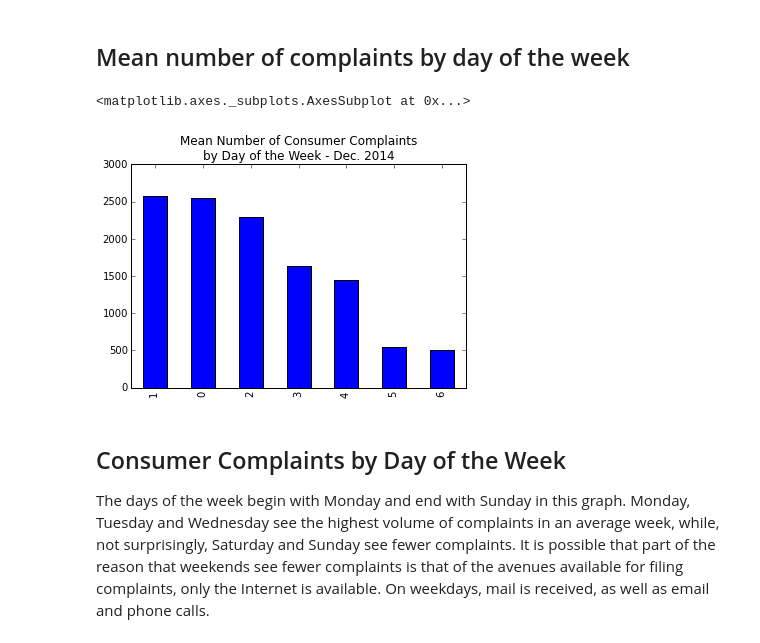
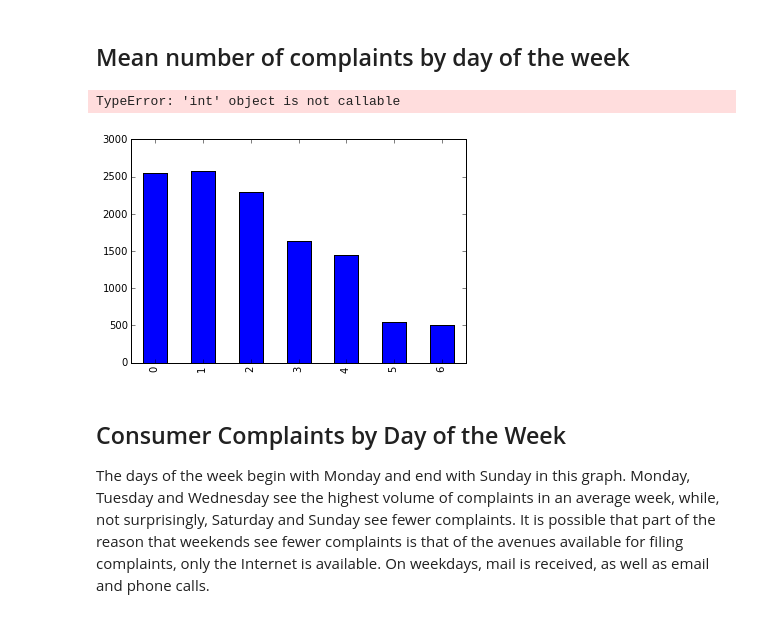
Before and after one commit to nckathleen/Consumer-Complaints, a Jupyter notebook: consumer_complaints.ipynb, the cells around one changed output. Saved outputs shown, nothing was run; the diff lists cells and outputs as text; code cells hidden in the pictures.

Commit message:
Attempted to get the mean portion of the problem.

```diff
--- a/consumer_complaints.ipynb
+++ b/consumer_complaints.ipynb
@@ -40,20 +54,29 @@ company_resp.head().plot(title='Types of Responses made by companies\nDec. 2014'
 The vast majority (approximately 8000) of customer complaints received in December of 2014 were resolved by closing the complaint file with an explanation.  A much smaller number, approximately 1000 complaints, were resolved with non-monetary relief.  Many complaints were about attempted collections of money not actually owed, so this is probably what happened in many of these cases. Note that some cases are still in prograss as of the date of data collection.
 # %% [markdown]
 ## Mean number of complaints by day of the week
-# %%
-date_complaints = complaints.copy()
-date_series = date_complaints.pop('Date received')
-
-date_series.index = pd.to_datetime(date_series, format='%m/%d/%Y')
-
-date_series.index = date_series.index.dayofweek
-date_series.index.value_counts()
-
-means = date_series.index.value_counts()
-means.plot(title='Mean Number of Consumer Complaints\nby Day of the Week - Dec. 2014', kind = 'bar')
-# %% [output]
-<matplotlib.axes._subplots.AxesSubplot at 0x...>
-[figure, removed]
+# %%
+date_complaints = complaints.copy()
+date_complaints = date_complaints.pop('Date received')
+
+date_complaints.index = pd.to_datetime(date_complaints, format='%m/%d/%Y')
+
+date_complaints['day_of_week'] = date_complaints.index.dayofweek
+date_complaints.replace({'day_of_week':
+                         {0: 'Monday',
+                          1: 'Tuesday',
+                          2: 'Wednesday',
+                          3: 'Thursday',
+                          4: 'Friday',
+                          5: 'Saturday',
+                          6: 'Sunday'}}) \
+                .day_of_week.value_counts(sort=False)
+
+date_complaints.day_of_week.value_counts(sort=False).plot(kind = 'bar')
+
+# date_complaints['day_of_week'] = date_complaints.index.to_series().map(lambda d: d.dayofweek())
+# %% [output]
+TypeError: 'int' object is not callable
+[figure, added]
 # %% [markdown]
 ## Consumer Complaints by Day of the Week
 The days of the week begin with Monday and end with Sunday in this graph.  Monday, Tuesday and Wednesday see the highest volume of complaints in an average week, while, not surprisingly, Saturday and Sunday see fewer complaints.  It is possible that part of the reason that weekends see fewer complaints is that of the avenues available for filing complaints, only the Internet is available.  On weekdays, mail is received, as well as email and phone calls.
```
Also changed, not shown: parts of 5 cells of this notebook.
